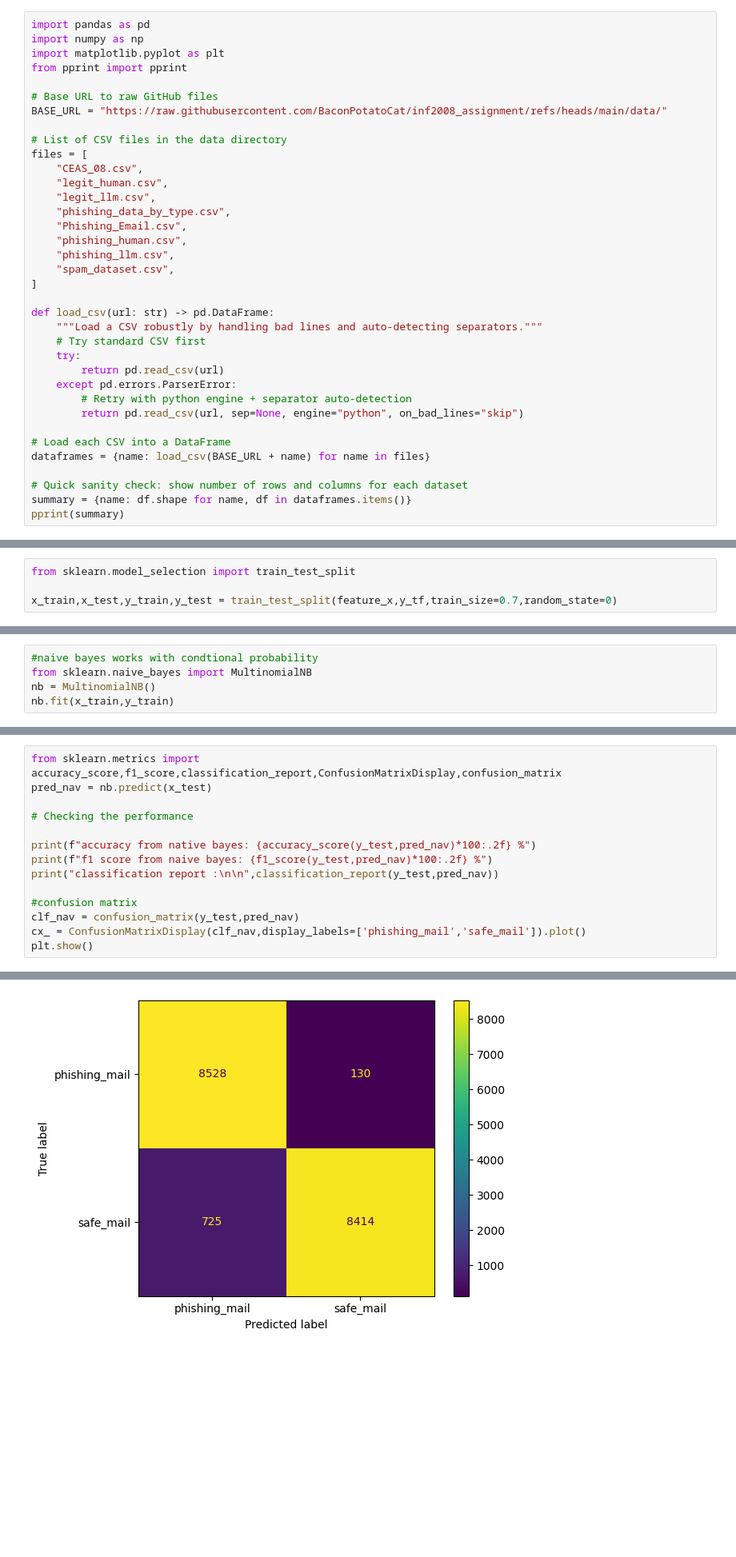
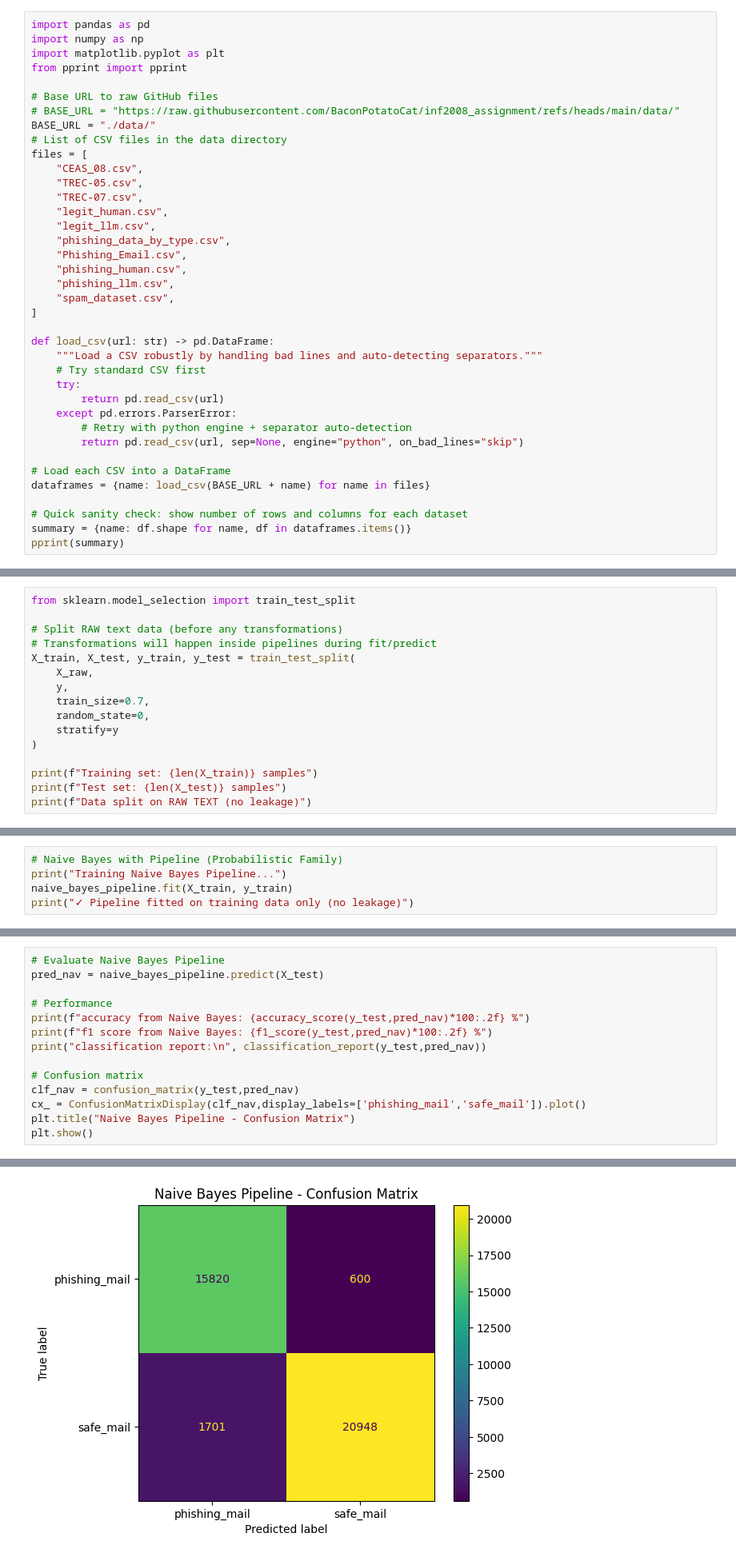
Before and after one commit to BaconPotatoCat/inf2008_assignment, a Jupyter notebook: import_data.ipynb, the cells around one changed output, grey strips where cells are left out. Shown at 80% size. Saved outputs shown, nothing was run; the diff lists cells and outputs as text; blank space fills up the shorter version.

Commit message:
added: pipeline, data cleaning, champion model, controlled ablations, and failure analysis

```diff
--- a/import_data.ipynb
+++ b/import_data.ipynb
@@ -8,11 +8,13 @@ import matplotlib.pyplot as plt
 from pprint import pprint
 
 # Base URL to raw GitHub files
-BASE_URL = "https://raw.githubusercontent.com/BaconPotatoCat/inf2008_assignment/refs/heads/main/data/"
-
+# BASE_URL = "https://raw.githubusercontent.com/BaconPotatoCat/inf2008_assignment/refs/heads/main/data/"
+BASE_URL = "./data/"
 # List of CSV files in the data directory
 files = [
     "CEAS_08.csv",
+    "TREC-05.csv",
+    "TREC-07.csv",
     "legit_human.csv",
     "legit_llm.csv",
     "phishing_data_by_type.csv",
@@ -284,4 +459,16 @@ y_tf = np.array(combined_df["phishing"]) # convert the label into numpy array
 # %%
 from sklearn.model_selection import train_test_split
 
-x_train,x_test,y_train,y_test = train_test_split(feature_x,y_tf,train_size=0.7,random_state=0)
+# Split RAW text data (before any transformations)
+# Transformations will happen inside pipelines during fit/predict
+X_train, X_test, y_train, y_test = train_test_split(
+    X_raw,
+    y,
+    train_size=0.7,
+    random_state=0,
+    stratify=y
+)
+
+print(f"Training set: {len(X_train)} samples")
+print(f"Test set: {len(X_test)} samples")
+print(f"Data split on RAW TEXT (no leakage)")
@@ -321,6 +513,6 @@ weighted avg       0.50      0.50      0.50     17797
 # %%
-#naive bayes works with condtional probability
-from sklearn.naive_bayes import MultinomialNB
-nb = MultinomialNB()
-nb.fit(x_train,y_train)
+# Naive Bayes with Pipeline (Probabilistic Family)
+print("Training Naive Bayes Pipeline...")
+naive_bayes_pipeline.fit(X_train, y_train)
+print("✓ Pipeline fitted on training data only (no leakage)")
 # %% [output]
@@ -328,15 +521,15 @@ MultinomialNB()
 # %%
-from sklearn.metrics import accuracy_score,f1_score,classification_report,ConfusionMatrixDisplay,confusion_matrix
-pred_nav = nb.predict(x_test)
+# Evaluate Naive Bayes Pipeline
+pred_nav = naive_bayes_pipeline.predict(X_test)
 
-# Checking the performance
+# Performance
+print(f"accuracy from Naive Bayes: {accuracy_score(y_test,pred_nav)*100:.2f} %")
+print(f"f1 score from Naive Bayes: {f1_score(y_test,pred_nav)*100:.2f} %")
+print("classification report:\n", classification_report(y_test,pred_nav))
 
-print(f"accuracy from native bayes: {accuracy_score(y_test,pred_nav)*100:.2f} %")
-print(f"f1 score from naive bayes: {f1_score(y_test,pred_nav)*100:.2f} %")
-print("classification report :\n\n",classification_report(y_test,pred_nav))
-
-#confusion matrix
+# Confusion matrix
 clf_nav = confusion_matrix(y_test,pred_nav)
 cx_ = ConfusionMatrixDisplay(clf_nav,display_labels=['phishing_mail','safe_mail']).plot()
+plt.title("Naive Bayes Pipeline - Confusion Matrix")
 plt.show()
 # %% [output]
@@ -355,2 +547,2 @@ weighted avg       0.95      0.95      0.95     17797
-[figure, old version]
+[figure, new version]
 # %%
```
Also changed, not shown: parts of 33 cells of this notebook.
